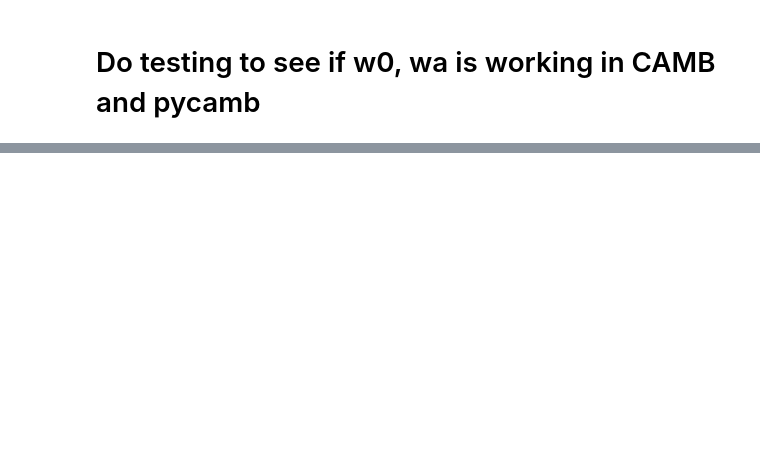
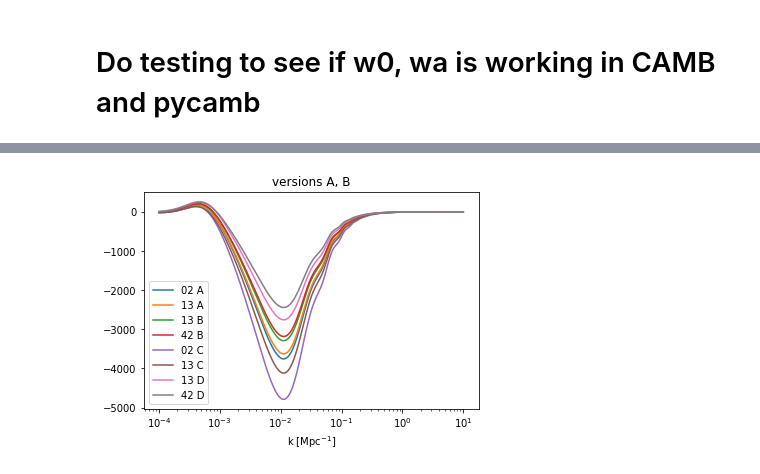
Before and after one commit to RIKnight/Fisher-Forecasting, a Jupyter notebook: Better dCl dw.ipynb, the cells around one changed output, grey strips where cells are left out. Drawn from its saved outputs; the diff is of its cells as text; code cells hidden in the pictures; blank space fills up the shorter version.

```diff
--- a/Better dCl dw.ipynb
+++ b/Better dCl dw.ipynb
@@ -503,0 +320,15 @@ set_dark_energy(self, w=-1.0, wa=0.0, sound_speed=1.0, dark_energy_model='fluid'
+# %%
+# get some k values to use
+nKs = 500
+myKs = np.logspace(-4,1,nKs)
+
+# get some z values
+nZs = 5
+myZs = [0.0,0.5,1.0,2.0,8.0]
+
+# evaluate P(w,z,k)
+Pwzk = np.empty((nWas,nZs,nKs))
+for waNum in range(nWas):
+    for zNum in range(nZs):
+        Pwzk[waNum,zNum] = myPks[waNum].PK.P(zNum,myKs)
+print 'done'
@@ -503,0 +412,20 @@ set_dark_energy(self, w=-1.0, wa=0.0, sound_speed=1.0, dark_energy_model='fluid'
+# %%
+plt.semilogx(myKs,dA02[0],label='02 A')
+plt.semilogx(myKs,dA13[0],label='13 A')
+
+plt.semilogx(myKs,dB13[0],label='13 B')
+plt.semilogx(myKs,dB42[0],label='42 B')
+
+plt.semilogx(myKs,dC02[0],label='02 C')
+plt.semilogx(myKs,dC13[0],label='13 C')
+
+plt.semilogx(myKs,dD13[0],label='13 D')
+plt.semilogx(myKs,dD42[0],label='42 D')
+
+
+plt.xlabel(r'k [Mpc$^{-1}$]')
+plt.title('versions A, B')
+plt.legend()
+plt.show()
+# %% [output]
+[figure, added]
```
Also changed, not shown: parts of 31 cells of this notebook, 11 other files.
